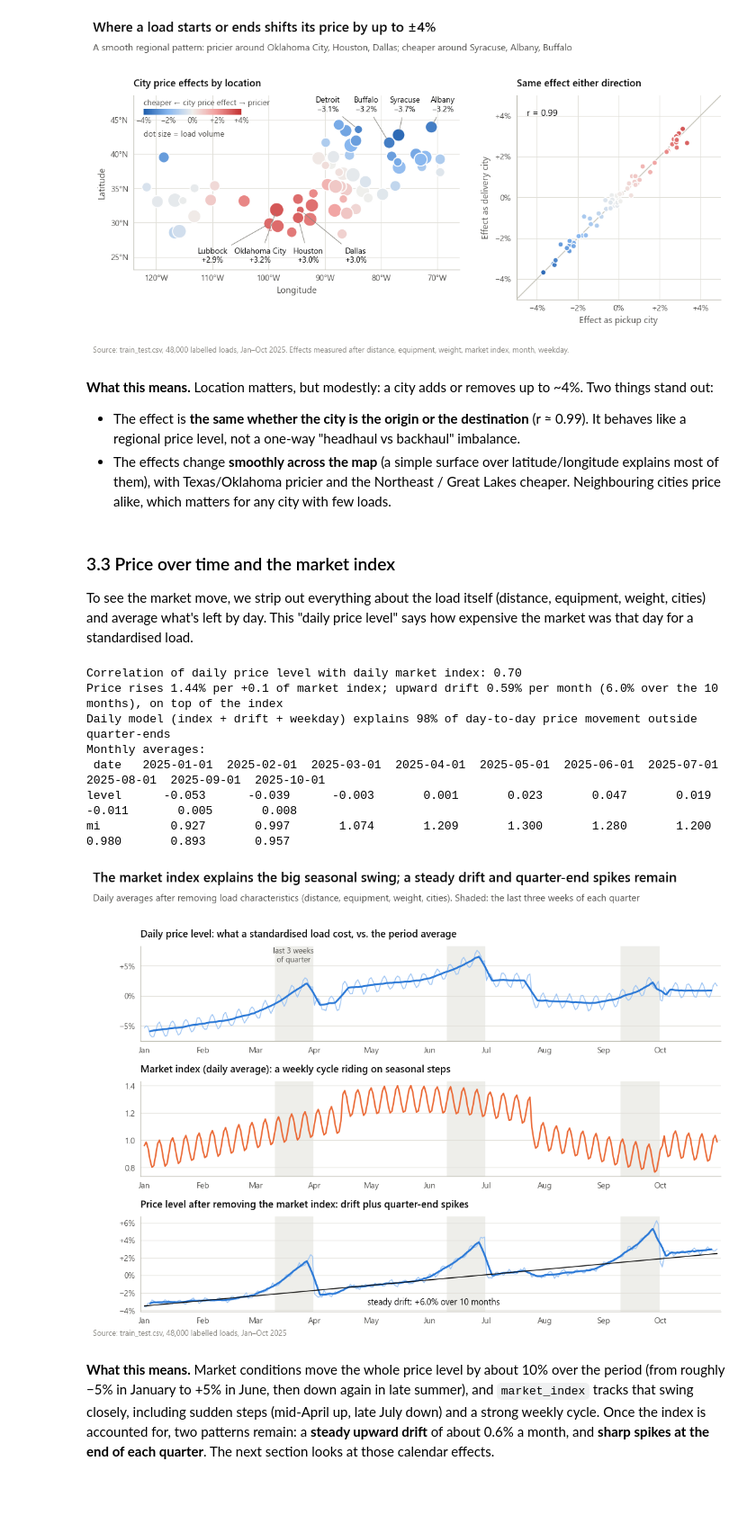
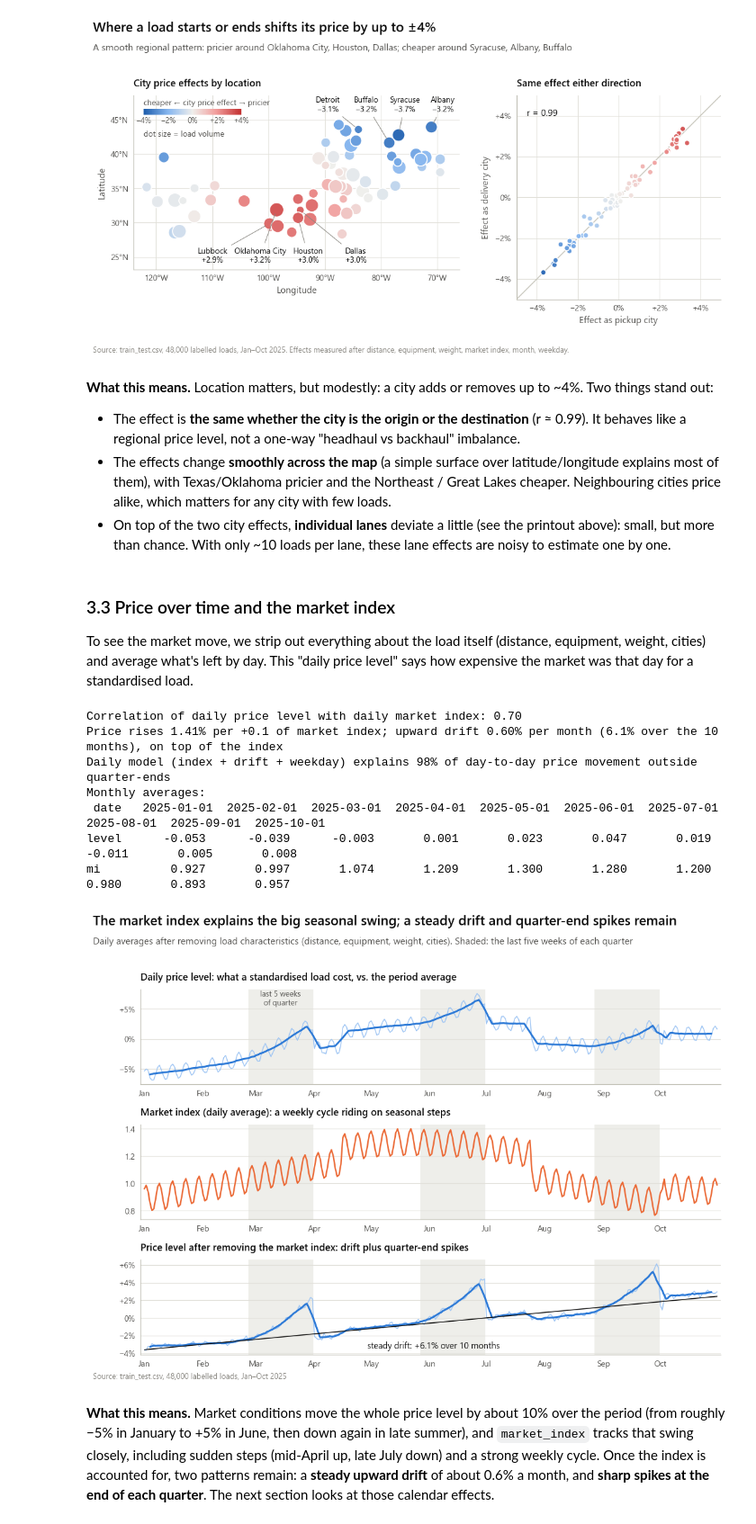
Before and after one commit to Mustafa-79/spotter-freight-rate, a Jupyter notebook: notebooks/01_eda.ipynb, the cells around one changed output. Shown at 90% size. Saved outputs shown, nothing was run; the diff lists cells and outputs as text; code cells hidden in the pictures; blank space fills up the shorter version.

```diff
--- a/notebooks/01_eda.ipynb
+++ b/notebooks/01_eda.ipynb
@@ -670,6 +671,15 @@ print(f"Correlation of a city's effect as origin vs. as destination: {r_sym:.3f}
 print(f"Share of city effects explained by a smooth surface over latitude/longitude: {surface.rsquared:.0%}")
 print(f"City effects range from {cities.effect.min():+.1%} to {cities.effect.max():+.1%} (spread {cities.effect.std():.1%})")
 print(cities.sort_values("effect")[["effect", "loads"]].iloc[np.r_[0:6, -6:0]].round(3).to_string())
+
+# Do individual lanes deviate beyond what their two cities explain?
+clean["r_ref"] = clean.log_rate - clean_fit.predict(clean)
+lane_means = clean.groupby(["pickup", "delivery"]).r_ref.agg(["mean", "count"])
+lane_means = lane_means[lane_means["count"] >= 5]
+chance_sd = np.sqrt((clean.r_ref.var() / lane_means["count"]).mean())
+lane_sd = np.sqrt(max(lane_means["mean"].var() - chance_sd ** 2, 0))
+print(f"Lane averages left over after the city effects spread by {lane_means['mean'].std():.2%}; chance alone "
+      f"would give {chance_sd:.2%}, so individual lanes carry a real effect of about ±{lane_sd:.2%}")
 # %% [output]
 Correlation of a city's effect as origin vs. as destination: 0.991
 Share of city effects explained by a smooth surface over latitude/longitude: 83%
@@ -760,6 +771,7 @@ plt.show()
 **What this means.** Location matters, but modestly: a city adds or removes up to ~4%. Two things stand out:
 * The effect is **the same whether the city is the origin or the destination** (r ≈ 0.99). It behaves like a regional price level, not a one-way "headhaul vs backhaul" imbalance.
 * The effects change **smoothly across the map** (a simple surface over latitude/longitude explains most of them), with Texas/Oklahoma pricier and the Northeast / Great Lakes cheaper. Neighbouring cities price alike, which matters for any city with few loads.
+* On top of the two city effects, **individual lanes** deviate a little (see the printout above): small, but more than chance. With only ~10 loads per lane, these lane effects are noisy to estimate one by one.
 # %% [markdown]
 ### 3.3 Price over time and the market index
 
@@ -774,7 +786,7 @@ day["level"] -= day.level.mean()
 day["t"] = (day.index - day.index[0]).days
 day["dow"] = day.index.dayofweek
 day["to_qend"] = ((day.index + pd.offsets.QuarterEnd(0)) - day.index).days
-day["qe_window"] = day.to_qend <= 20
+day["qe_window"] = day.to_qend < QUARTER_END_WINDOW  # leave the quarter-end ramp out of the reference fit
 fit_day = smf.ols("level ~ mi + t + C(dow)", day[~day.qe_window]).fit()
 b_mi, b_t = fit_day.params["mi"], fit_day.params["t"]
 print(f"Correlation of daily price level with daily market index: {day.level.corr(day.mi):.2f}")
@@ -784,7 +796,7 @@ print(f"Daily model (index + drift + weekday) explains {fit_day.rsquared:.0%} of
 print("Monthly averages:\n", day.resample("MS")[["level", "mi"]].mean().round(3).T.to_string())
 # %% [output]
 Correlation of daily price level with daily market index: 0.70
-Price rises 1.44% per +0.1 of market index; upward drift 0.59% per month (6.0% over the 10 months), on top of the index
+Price rises 1.41% per +0.1 of market index; upward drift 0.60% per month (6.1% over the 10 months), on top of the index
 Daily model (index + drift + weekday) explains 98% of day-to-day price movement outside quarter-ends
 Monthly averages:
  date   2025-01-01  2025-02-01  2025-03-01  2025-04-01  2025-05-01  2025-06-01  2025-07-01  2025-08-01  2025-09-01  2025-10-01
@@ -793,7 +805,7 @@ mi          0.927       0.997       1.074       1.209       1.300       1.280
 # %%
 day["ex_mi"] = day.level - b_mi * (day.mi - day.mi.mean())
 trend_fit = smf.ols("ex_mi ~ t", day[~day.qe_window]).fit()
-qe_spans = [(pd.Timestamp(f"2025-{m:02d}-01") + pd.offsets.MonthEnd(0) - pd.Timedelta(days=20),
+qe_spans = [(pd.Timestamp(f"2025-{m:02d}-01") + pd.offsets.MonthEnd(0) - pd.Timedelta(days=QUARTER_END_WINDOW - 1),
              pd.Timestamp(f"2025-{m:02d}-01") + pd.offsets.MonthEnd(0)) for m in (3, 6, 9)]
 
 fig = plt.figure(figsize=(10, 7.4))
@@ -814,36 +826,36 @@ S.panel_title(ax, "Daily price level: what a standardised load cost, vs. the per
 ax.yaxis.set_major_locator(MultipleLocator(0.05))
 
 ax = axes[1]
 shade(ax)
 ax.plot(day.index, day.mi, color=S.ORANGE, lw=1.6)
 ax.yaxis.set_major_formatter(FuncFormatter(lambda v, _: f"{v:.1f}"))
 S.panel_title(ax, "Market index (daily average): a weekly cycle riding on seasonal steps")
 
 ax = axes[2]
 shade(ax)
 ax.plot(day.index, day.ex_mi, color=S.BLUE_RAMP[1], lw=1)
 ax.plot(day.index, day.ex_mi.rolling(7, center=True).mean(), color=S.BLUE, lw=2)
 ax.plot(day.index, trend_fit.predict(day), color=S.INK, lw=1)
 ax.text(day.index[118], trend_fit.predict(day).iloc[118] - 0.022,
         f"steady drift: {S.pct(b_t * day.t.max(), 1, signed=True)} over 10 months", fontsize=9.5, color=S.INK)
 ax.yaxis.set_major_locator(MultipleLocator(0.02))
 S.pct_axis(ax, "y", signed=True)
 S.panel_title(ax, "Price level after removing the market index: drift plus quarter-end spikes")
 a0, a1 = qe_spans[0]
-axes[0].text(a0 + (a1 - a0) / 2, axes[0].get_ylim()[1] * 0.98, "last 3 weeks\nof quarter",
+axes[0].text(a0 + (a1 - a0) / 2, axes[0].get_ylim()[1] * 0.98, "last 5 weeks\nof quarter",
              ha="center", va="top", fontsize=8.5, color=S.INK_2)
 for ax in axes:
     S.month_axis(ax)
     ax.set_xlim(day.index[0] - pd.Timedelta(days=2), day.index[-1] + pd.Timedelta(days=2))
 
 S.headline(fig, "The market index explains the big seasonal swing; a steady drift and quarter-end spikes remain",
            "Daily averages after removing load characteristics (distance, equipment, weight, cities). "
-           "Shaded: the last three weeks of each quarter")
+           "Shaded: the last five weeks of each quarter")
 S.footnote(fig)
 S.save(fig, "08_price_over_time")
 plt.show()
 # %% [output]
-[figure, old version]
+[figure, new version]
 # %% [markdown]
 **What this means.** Market conditions move the whole price level by about 10% over the period (from roughly −5% in January to +5% in June, then down again in late summer), and `market_index` tracks that swing closely, including sudden steps (mid-April up, late July down) and a strong weekly cycle. Once the index is accounted for, two patterns remain: a **steady upward drift** of about 0.6% a month, and **sharp spikes at the end of each quarter**. The next section looks at those calendar effects.
 # %% [markdown]
```
Also changed, not shown: parts of 14 cells of this notebook, 9 other files.
